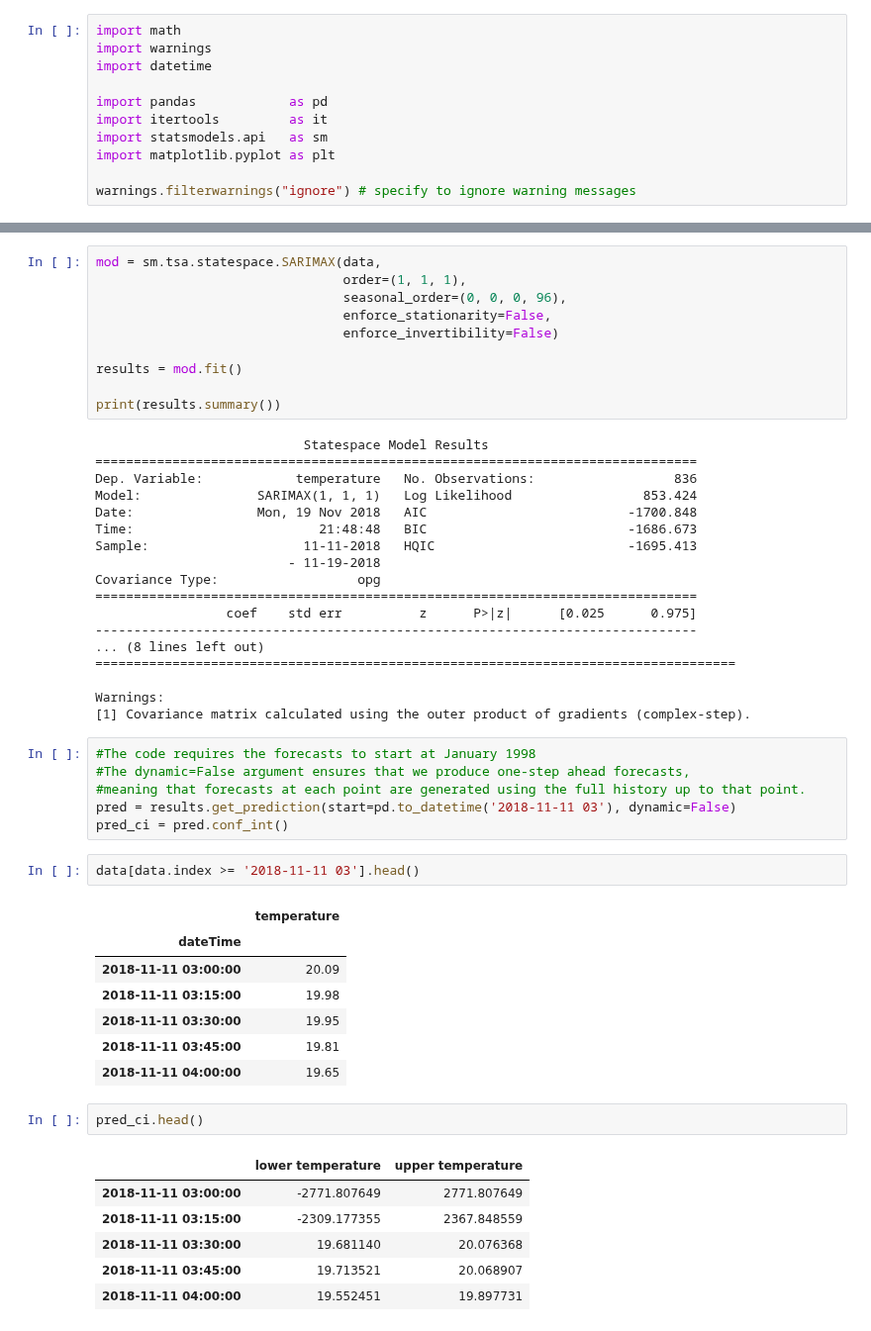
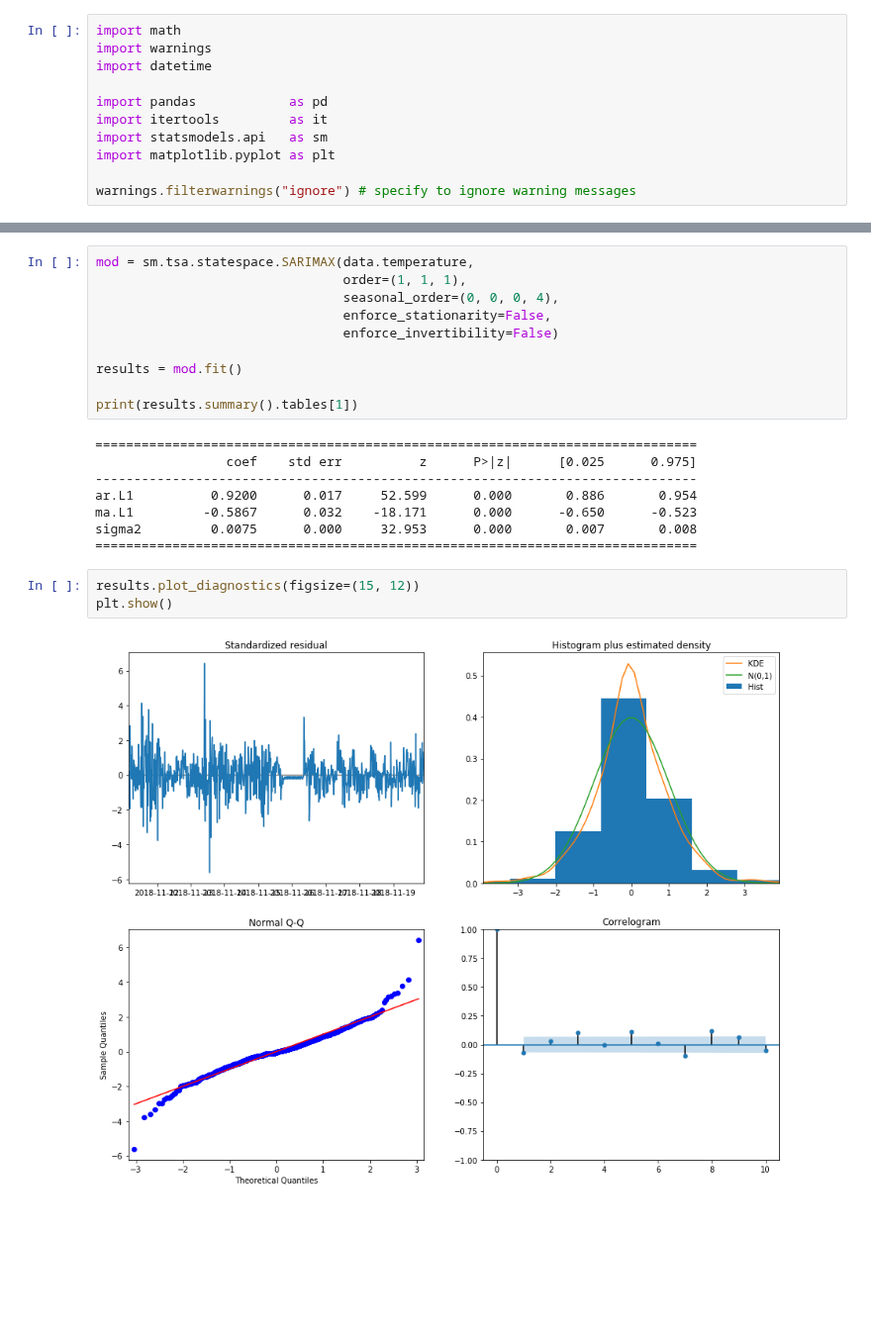
Before and after one commit to bryanhonof/Smart-Systems-Assignment-1, a Jupyter notebook: Python/5_fitting_and_predicting.ipynb, the cells around one changed output, grey strips where cells are left out. Shown at 99% size. Drawn from its saved outputs; the diff is of its cells as text; blank space fills up the shorter version.

```diff
--- a/Python/5_fitting_and_predicting.ipynb
+++ b/Python/5_fitting_and_predicting.ipynb
@@ -80,53 +58,23 @@ data
 # %%
-mod = sm.tsa.statespace.SARIMAX(data,
+mod = sm.tsa.statespace.SARIMAX(data.temperature,
                                 order=(1, 1, 1),
-                                seasonal_order=(0, 0, 0, 96),
+                                seasonal_order=(0, 0, 0, 4),
                                 enforce_stationarity=False,
                                 enforce_invertibility=False)
 
 results = mod.fit()
 
-print(results.summary())
+print(results.summary().tables[1])
 # %% [output]
-                           Statespace Model Results
-==============================================================================
-Dep. Variable:            temperature   No. Observations:                  836
-Model:               SARIMAX(1, 1, 1)   Log Likelihood                 853.424
-Date:                Mon, 19 Nov 2018   AIC                          -1700.848
-Time:                        21:48:48   BIC                          -1686.673
-Sample:                    11-11-2018   HQIC                         -1695.413
-                         - 11-19-2018
-Covariance Type:                  opg
 ==============================================================================
                  coef    std err          z      P>|z|      [0.025      0.975]
 ------------------------------------------------------------------------------
-... (8 lines left out)
-===================================================================================
-
-Warnings:
-[1] Covariance matrix calculated using the outer product of gradients (complex-step).
+ar.L1          0.9200      0.017     52.599      0.000       0.886       0.954
+ma.L1         -0.5867      0.032    -18.171      0.000      -0.650      -0.523
+sigma2         0.0075      0.000     32.953      0.000       0.007       0.008
+==============================================================================
-# %%
-#The code requires the forecasts to start at January 1998
-#The dynamic=False argument ensures that we produce one-step ahead forecasts,
-#meaning that forecasts at each point are generated using the full history up to that point.
-pred = results.get_prediction(start=pd.to_datetime('2018-11-11 03'), dynamic=False)
-pred_ci = pred.conf_int()
-# %%
-data[data.index >= '2018-11-11 03'].head()
-# %% [output]
-|  | temperature |
-| dateTime |  |
-| 2018-11-11 03:00:00 | 20.09 |
-| 2018-11-11 03:15:00 | 19.98 |
-| 2018-11-11 03:30:00 | 19.95 |
-| 2018-11-11 03:45:00 | 19.81 |
-| 2018-11-11 04:00:00 | 19.65 |
-# %%
-pred_ci.head()
-# %% [output]
-|  | lower temperature | upper temperature |
-| 2018-11-11 03:00:00 | -2771.807649 | 2771.807649 |
-| 2018-11-11 03:15:00 | -2309.177355 | 2367.848559 |
-| 2018-11-11 03:30:00 | 19.681140 | 20.076368 |
-| 2018-11-11 03:45:00 | 19.713521 | 20.068907 |
-| 2018-11-11 04:00:00 | 19.552451 | 19.897731 |
+# %%
+results.plot_diagnostics(figsize=(15, 12))
+plt.show()
+# %% [output]
+[figure, added]
```
Also changed, not shown: parts of 5 cells of this notebook, 2 other files.
